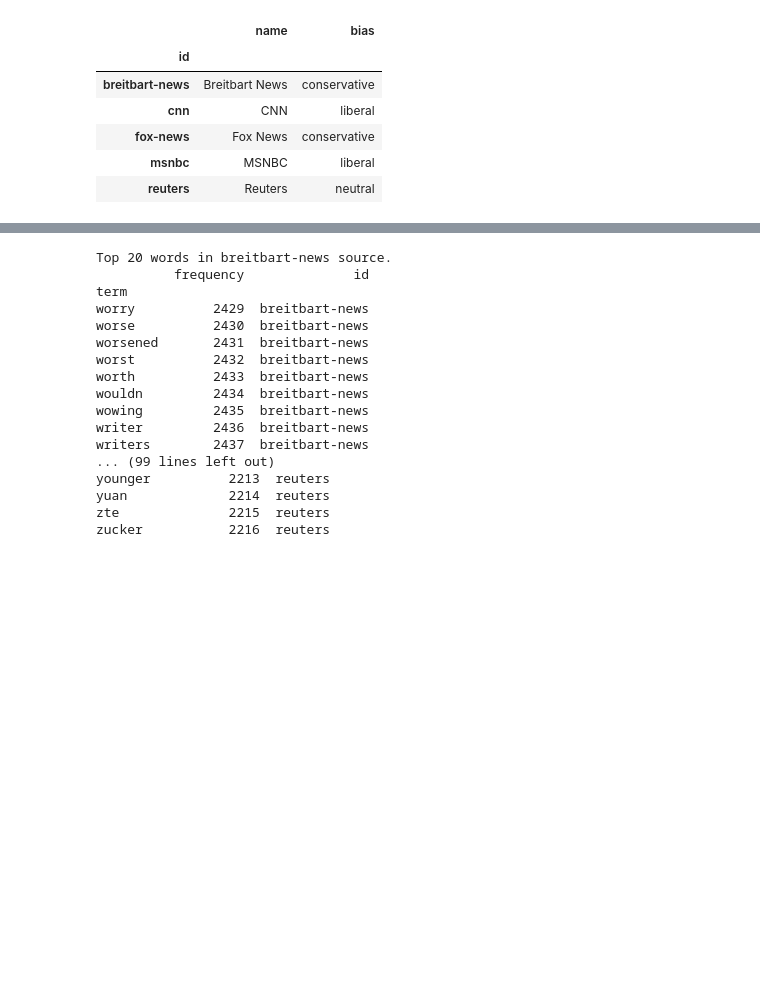
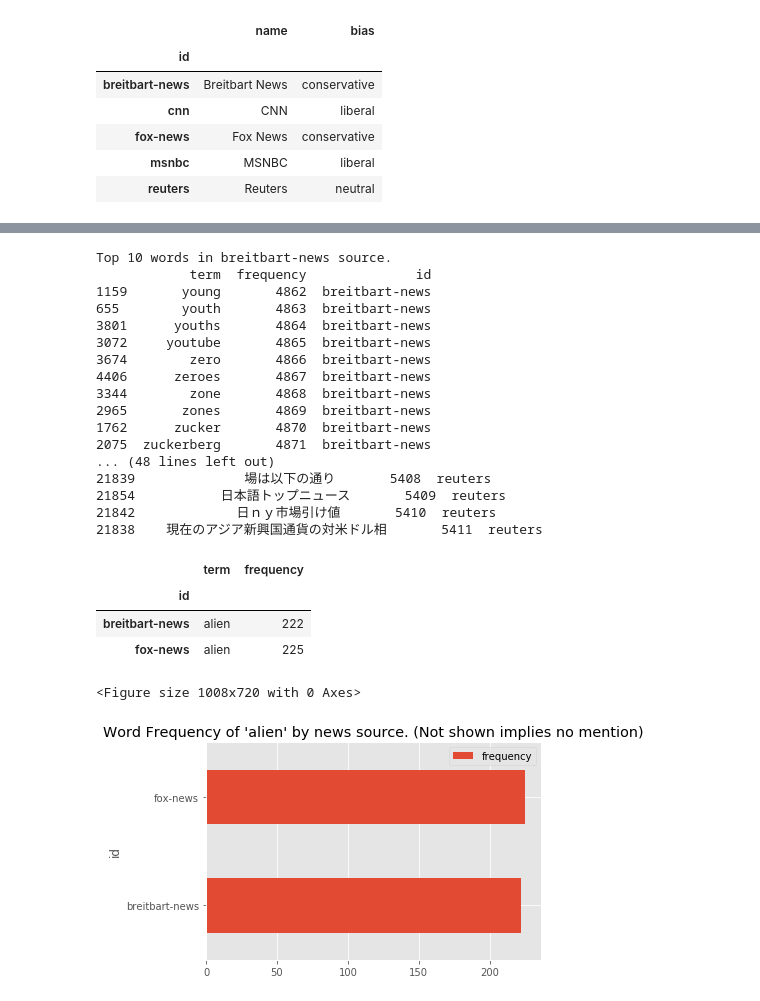
Before and after one commit to browlm13/news_source_scraping, a Jupyter notebook: news_scraper_v2.ipynb, the cells around one changed output, grey strips where cells are left out. Cells and saved outputs as stored; diff of their text form; code cells hidden in the pictures; blank space fills up the shorter version.

```diff
--- a/news_scraper_v2.ipynb
+++ b/news_scraper_v2.ipynb
@@ -357,27 +356,58 @@ number of articles collected: 200
 # %%
 # print out n most common words by source
-n = 20
+n = 10
 df_grouped = sources_bag_of_words_df.groupby(by='id')
 for sid,grp in df_grouped:
 
     top_words = grp.sort_values(by='frequency')[-n:]
-    print('Top %s words in %s source.' % (n, sid))
+    print('\nTop %s words in %s source.' % (n, sid))
     print(top_words)
 # %% [output]
-Top 20 words in breitbart-news source.
-          frequency              id
-term
-worry          2429  breitbart-news
-worse          2430  breitbart-news
-worsened       2431  breitbart-news
-worst          2432  breitbart-news
-worth          2433  breitbart-news
-wouldn         2434  breitbart-news
-wowing         2435  breitbart-news
-writer         2436  breitbart-news
-writers        2437  breitbart-news
-... (99 lines left out)
-younger          2213  reuters
-yuan             2214  reuters
-zte              2215  reuters
-zucker           2216  reuters
+Top 10 words in breitbart-news source.
+            term  frequency              id
+1159       young       4862  breitbart-news
+655        youth       4863  breitbart-news
+3801      youths       4864  breitbart-news
+3072     youtube       4865  breitbart-news
+3674        zero       4866  breitbart-news
+4406      zeroes       4867  breitbart-news
+3344        zone       4868  breitbart-news
+2965       zones       4869  breitbart-news
+1762      zucker       4870  breitbart-news
+2075  zuckerberg       4871  breitbart-news
+... (48 lines left out)
+21839              場は以下の通り       5408  reuters
+21854           日本語トップニュース       5409  reuters
+21842             日ｎｙ市場引け値       5410  reuters
+21838    現在のアジア新興国通貨の対米ドル相       5411  reuters
+# %%
+# get occurences of term from each source, if source does not appear it is 0
+query = 'alien'
+query_info_df = sources_bag_of_words_df.loc[sources_bag_of_words_df['term'] == query]
+query_info_df = query_info_df.set_index('id')
+query_info_df
+# %% [output]
+|  | term | frequency |
+| id |  |  |
+| breitbart-news | alien | 222 |
+| fox-news | alien | 225 |
+# %%
+# this python magics will allow plot to be embedded into the notebook
+import matplotlib
+import matplotlib.pyplot as plt
+import warnings
+
+plt.style.use('ggplot')
+
+fig = plt.figure(figsize=(14,10))
+
+
+query_info_df[['frequency']]
+query_info_df[['frequency']].plot(kind='barh')
+
+plt.title('Word Frequency of \'%s\' by news source. (Not shown implies no mention)' % query)
+
+plt.show()
+# %% [output]
+<Figure size 1008x720 with 0 Axes>
+[figure, added]
```
Also changed, not shown: parts of 1 cell of this notebook.
